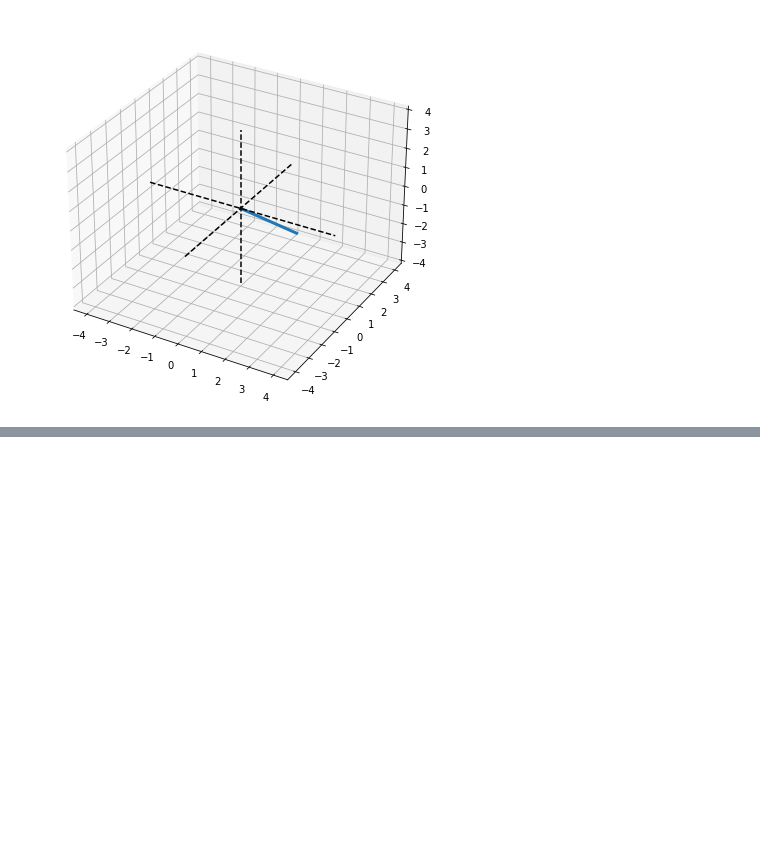
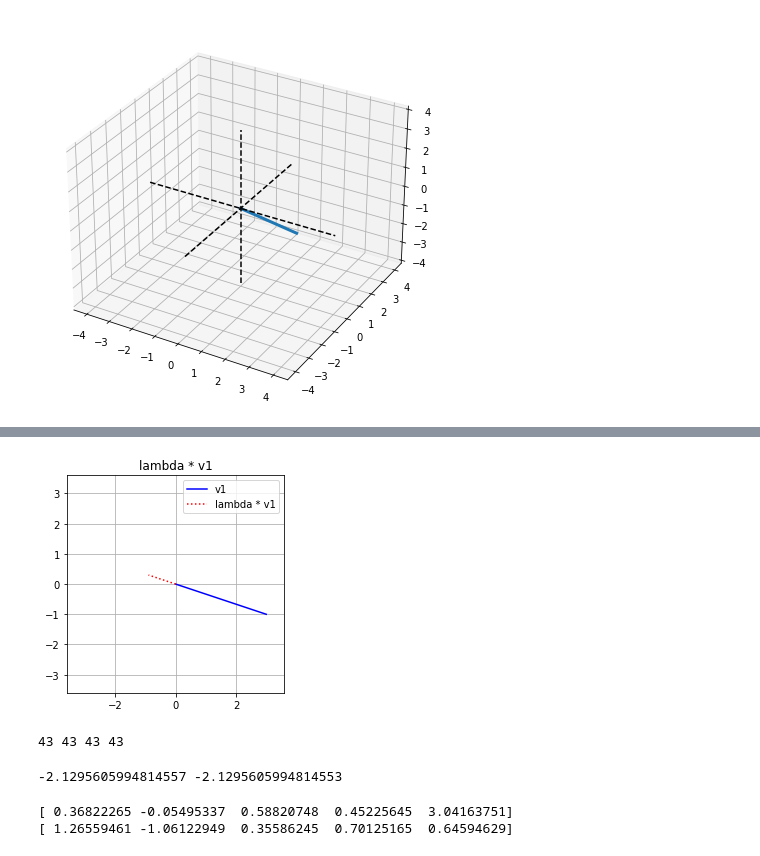
Before and after one commit to hon3g/linear-algebra-theory-and-code, a Jupyter notebook: 2_vectors.ipynb, the cells around one changed output, grey strips where cells are left out. Saved outputs shown, nothing was run; the diff lists cells and outputs as text; code cells hidden in the pictures; blank space fills up the shorter version.

```diff
--- a/2_vectors.ipynb
+++ b/2_vectors.ipynb
@@ -53,0 +55,35 @@ plt.show()
+# %%
+v1 = np.array([3, -1])
+lambda_ = -.3
+v1m = v1 * lambda_
+
+plt.plot((0, v1[0]), (0, v1[1]), 'b', label='v1')
+plt.plot((0, v1m[0]), (0, v1m[1]), 'r:', label='lambda * v1')
+plt.legend()
+plt.axis('square')
+axlim = max([abs(max(v1)), abs(max(v1m))]) * 1.2  #dynamic axis lim
+plt.axis((-axlim, axlim, -axlim, axlim))
+plt.grid()
+plt.title('lambda * v1')
+plt.show()
+# %% [output]
+[figure, added]
+# %%
+# many ways to compute the dot product
+
+v1 = np.array([1,  2, 3,  4, 5, 6])
+v2 = np.array([0, -4, 1, -3, 6, 5])
+
+dp1 = sum(np.multiply(v1, v2))
+
+dp2 = np.dot(v1, v2)
+
+dp3 = np.matmul(v1, v2)
+
+dp4 = 0
+for i in range(len(v1)):
+    dp4 += v1[i] * v2[i]
+
+print(dp1, dp2, dp3, dp4)
+# %% [output]
+43 43 43 43
@@ -53,0 +96,30 @@ plt.show()
+# %%
+# distributive
+res1 = np.dot(a, (b+c))
+res2 = np.dot(a, b) + np.dot(a, c)
+
+print(res1, res2)
+# %% [output]
+-2.1295605994814557 -2.1295605994814553
+# %%
+# not associative
+# one zeros vector
+# a==b==c
+
+# create 3 random vectors
+n = 5
+a = np.random.randn(n)
+b = np.random.randn(n)
+c = np.random.randn(n)
+
+
+bc = np.dot(b, c)
+res1 = np.dot(a, bc)
+
+ab = np.dot(a, b)
+res2 = np.dot(ab, c)
+
+print(res1, res2, sep='\n')
+# %% [output]
+[ 0.36822265 -0.05495337  0.58820748  0.45225645  3.04163751]
+[ 1.26559461 -1.06122949  0.35586245  0.70125165  0.64594629]
```
Also changed, not shown: parts of 3 cells of this notebook.
